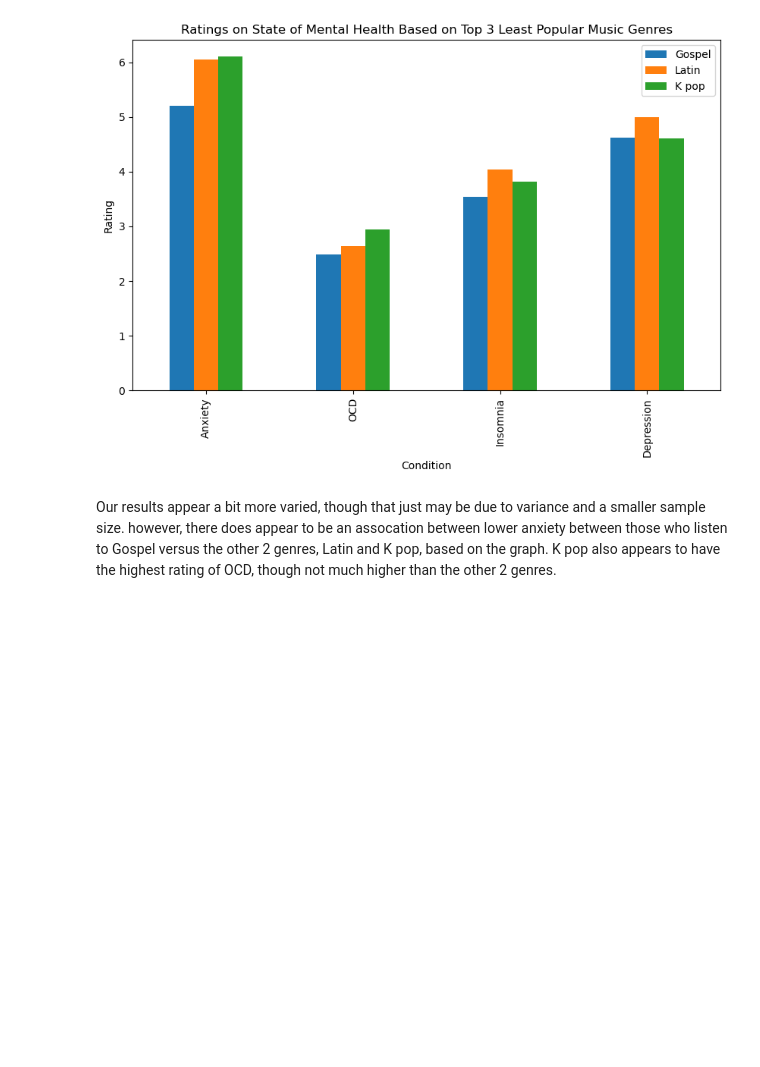
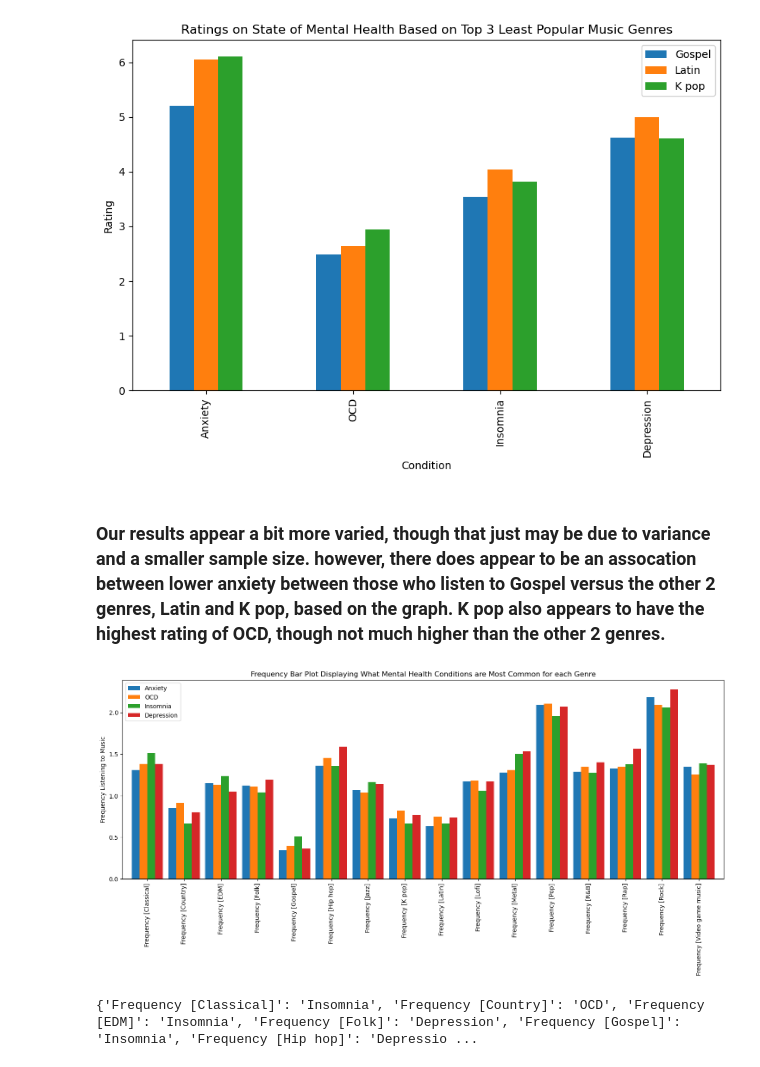
Before and after one commit to GamingCuber/final_project_hth, a Jupyter notebook: src/main.ipynb, the cells around one changed output. Drawn from its saved outputs; the diff is of its cells as text; code cells hidden in the pictures; blank space fills up the shorter version.

Commit message:
Finished Question 5

```diff
--- a/src/main.ipynb
+++ b/src/main.ipynb
@@ -103,4 +103,37 @@ plt.show()
 # %% [output]
 [figure]
 # %% [markdown]
-Our results appear a bit more varied, though that just may be due to variance and a smaller sample size. however, there does appear to be an assocation between lower anxiety between those who listen to Gospel versus the other 2 genres, Latin and K pop, based on the graph. K pop also appears to have the highest rating of OCD, though not much higher than the other 2 genres.
+### Our results appear a bit more varied, though that just may be due to variance and a smaller sample size. however, there does appear to be an assocation between lower anxiety between those who listen to Gospel versus the other 2 genres, Latin and K pop, based on the graph. K pop also appears to have the highest rating of OCD, though not much higher than the other 2 genres.
+# %%
+# Question 5: What is generally the most common mental health condition for each genre of music?
+
+# I would say a high rating for a mental health condition is anything above a 7, and the code below gets each of those conditions, and the music genre frequencies for each
+
+anxiety_df = main_data[(main_data["Anxiety"] > 7)].filter(like="Frequency").mean()
+ocd_df = main_data[(main_data["OCD"] > 7)].filter(like="Frequency").mean()
+insomnia_df = main_data[(main_data["Insomnia"] > 7)].filter(like="Frequency").mean()
+depression_df = main_data[(main_data["Depression"] > 7)].filter(like="Frequency").mean()
+
+# This compiles all 4 of those dataframes above into one big dataframe for making a plot and analysis
+
+mental_health_total_df = pd.concat([anxiety_df, ocd_df, insomnia_df, depression_df], axis=1)
+mental_health_total_df.rename(columns = {0: "Anxiety", 1: "OCD", 2: "Insomnia", 3: "Depression"}, inplace = True)
+
+# This code will automatically find the most common mental health condition from each genre of music, and put them in a dictionary
+
+most_common_mental_health_condition = {}
+
+for index, row in mental_health_total_df.iterrows():
+    most_popular_genre = row.idxmax()
+    most_common_mental_health_condition[index] = most_popular_genre
+
+mental_health_barplot = mental_health_total_df.plot(kind = "bar", figsize = (18, 6), width = 0.85)
+mental_health_barplot.set_ylabel("Frequency Listening to Music")
+mental_health_barplot.set_title("Frequency Bar Plot Displaying What Mental Health Conditions are Most Common for each Genre")
+
+plt.show()
+
+print(most_common_mental_health_condition)
+# %% [output]
+[figure, added]
+{'Frequency [Classical]': 'Insomnia', 'Frequency [Country]': 'OCD', 'Frequency [EDM]': 'Insomnia', 'Frequency [Folk]': 'Depression', 'Frequency [Gospel]': 'Insomnia', 'Frequency [Hip hop]': 'Depressio ...
```
Also changed, not shown: parts of 4 cells of this notebook, 1 other file.
